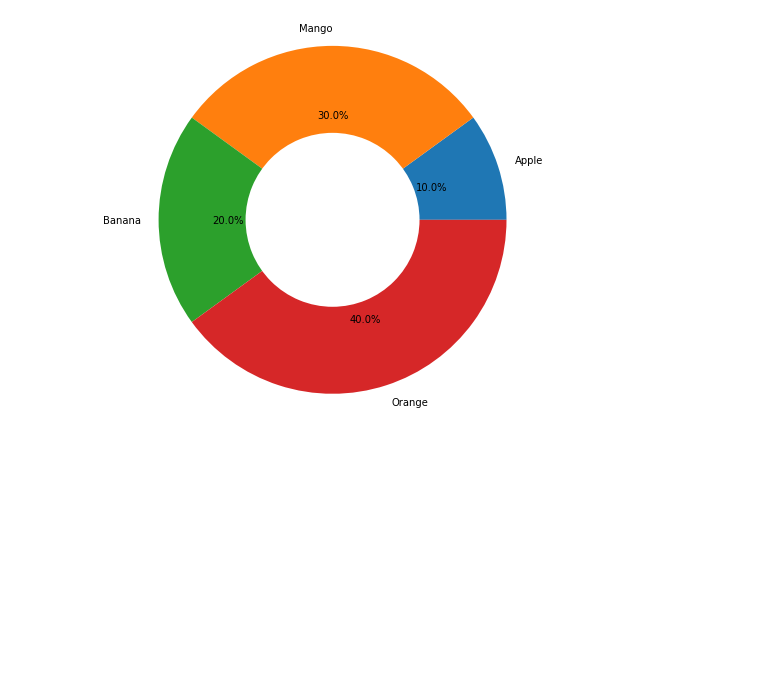
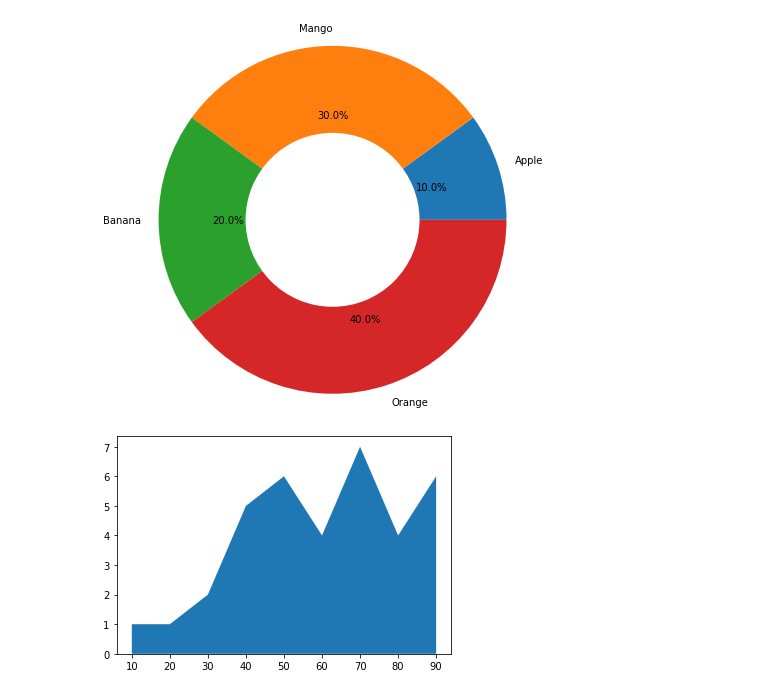
Before and after one commit to iMuhammadessa/data-visualization, a Jupyter notebook: data-visualization.ipynb, the cells around one changed output. Saved outputs shown, nothing was run; the diff lists cells and outputs as text; code cells hidden in the pictures; blank space fills up the shorter version.

```diff
--- a/data-visualization.ipynb
+++ b/data-visualization.ipynb
@@ -150,3 +150,13 @@ pie2=plt.pie([5], colors='w', radius=1)
 plt.show()
 # %% [output]
 [figure]
+# %%
+#Area plot
+
+x=[10,20,30,40,50,60,70,80,90]
+y=[1,1,2,5,6,4,7,4,6]
+
+plt.stackplot(x,y)
+plt.show()
+# %% [output]
+[figure, added]
```
Also changed, not shown: parts of 1 cell of this notebook.
